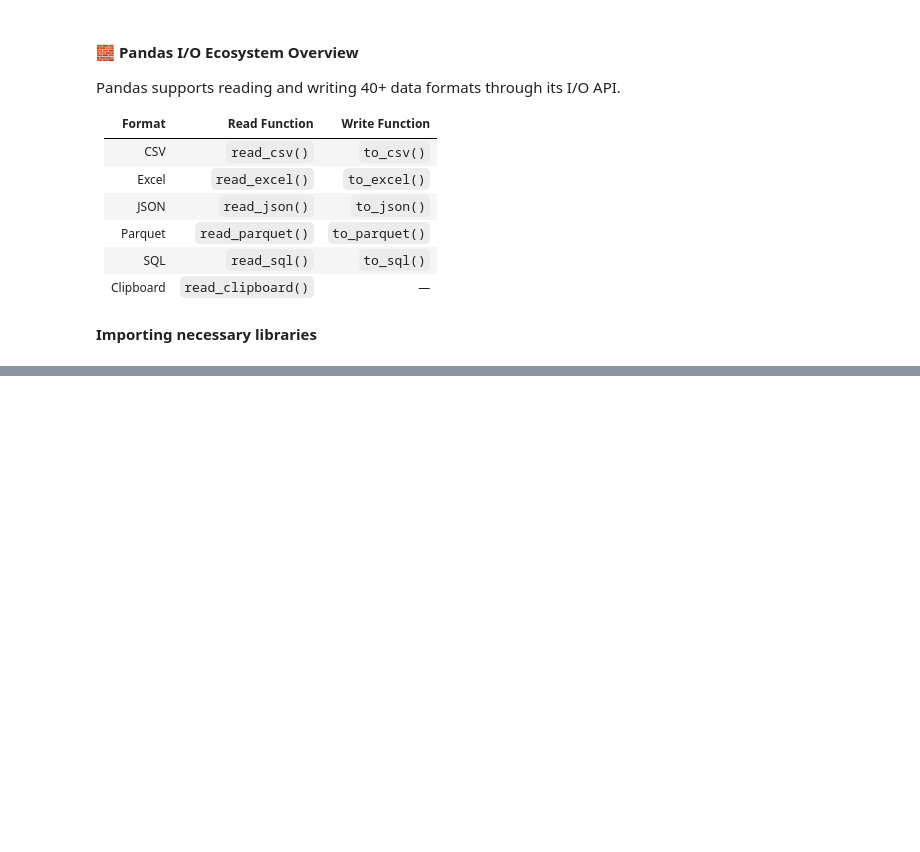
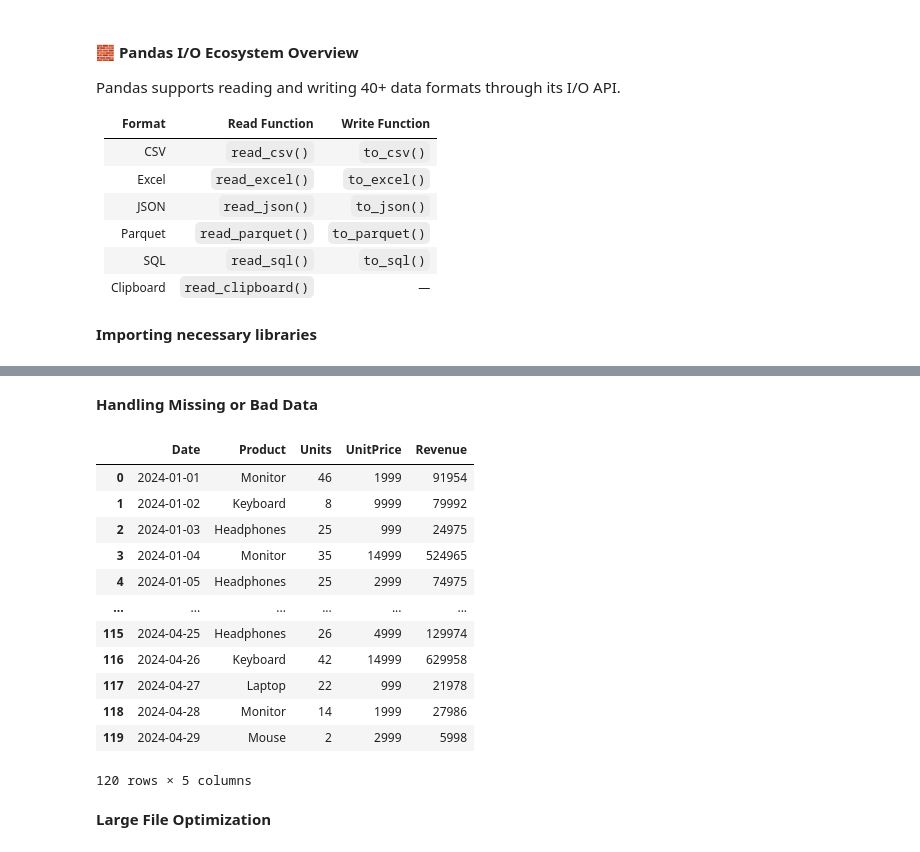
Before and after one commit to dirumisra/GENAI, a Jupyter notebook: pandas/01_Foundation/notebooks/04_import_export.ipynb, the cells around one changed output, grey strips where cells are left out. Drawn from its saved outputs; the diff is of its cells as text; code cells hidden in the pictures; blank space fills up the shorter version.

```diff
--- a/pandas/01_Foundation/notebooks/04_import_export.ipynb
+++ b/pandas/01_Foundation/notebooks/04_import_export.ipynb
@@ -29,0 +74,14 @@ import numpy as np
+# %%
+# Step 1: Defining the file path
+# The path to the CSV file is defined as a raw string (r) to handle any backslashes in the file path correctly.
+sales_data_path = r"C:\Users\dhira\Desktop\GENAI\pandas\01_Foundation\dataset\raw\sample_sales.csv"
+
+# Step 2: Reading the CSV file with specific columns
+# pd.read_csv() is used to read the data from the CSV file.
+# The 'usecols' parameter specifies which columns to read from the CSV file.
+# In this case, only the 'Product', 'Units', and 'Revenue' columns will be loaded into the DataFrame.
+df_SalesData = pd.read_csv(sales_data_path, usecols=['Product', 'Units', 'Revenue'])
+
+# Step 3: Displaying the first few rows of the DataFrame
+# .head() returns the first 5 rows of the DataFrame, which is useful for verifying that the correct data has been loaded.
+df_SalesData.head()
@@ -29,0 +95,21 @@ import numpy as np
+# %% [markdown]
+**Handling Missing or Bad Data**
+# %%
+df = pd.read_csv(sales_data_path,na_values=['?','NA','Missing'])
+df
+# %% [output]
+|  | Date | Product | Units | UnitPrice | Revenue |
+| 0 | 2024-01-01 | Monitor | 46 | 1999 | 91954 |
+| 1 | 2024-01-02 | Keyboard | 8 | 9999 | 79992 |
+| 2 | 2024-01-03 | Headphones | 25 | 999 | 24975 |
+| 3 | 2024-01-04 | Monitor | 35 | 14999 | 524965 |
+| 4 | 2024-01-05 | Headphones | 25 | 2999 | 74975 |
+| ... | ... | ... | ... | ... | ... |
+| 115 | 2024-04-25 | Headphones | 26 | 4999 | 129974 |
+| 116 | 2024-04-26 | Keyboard | 42 | 14999 | 629958 |
+| 117 | 2024-04-27 | Laptop | 22 | 999 | 21978 |
+| 118 | 2024-04-28 | Monitor | 14 | 1999 | 27986 |
+| 119 | 2024-04-29 | Mouse | 2 | 2999 | 5998 |
+120 rows × 5 columns
+# %% [markdown]
+**Large File Optimization**
```
Also changed, not shown: parts of 23 cells of this notebook.
